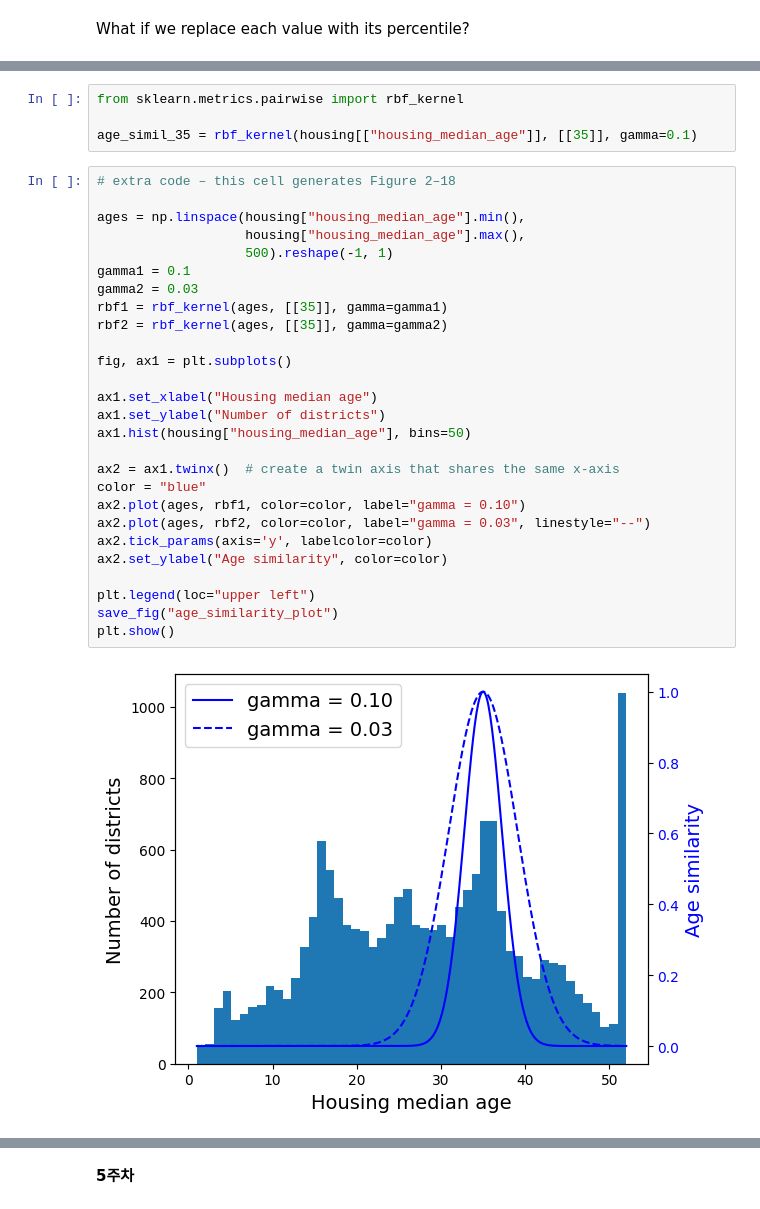
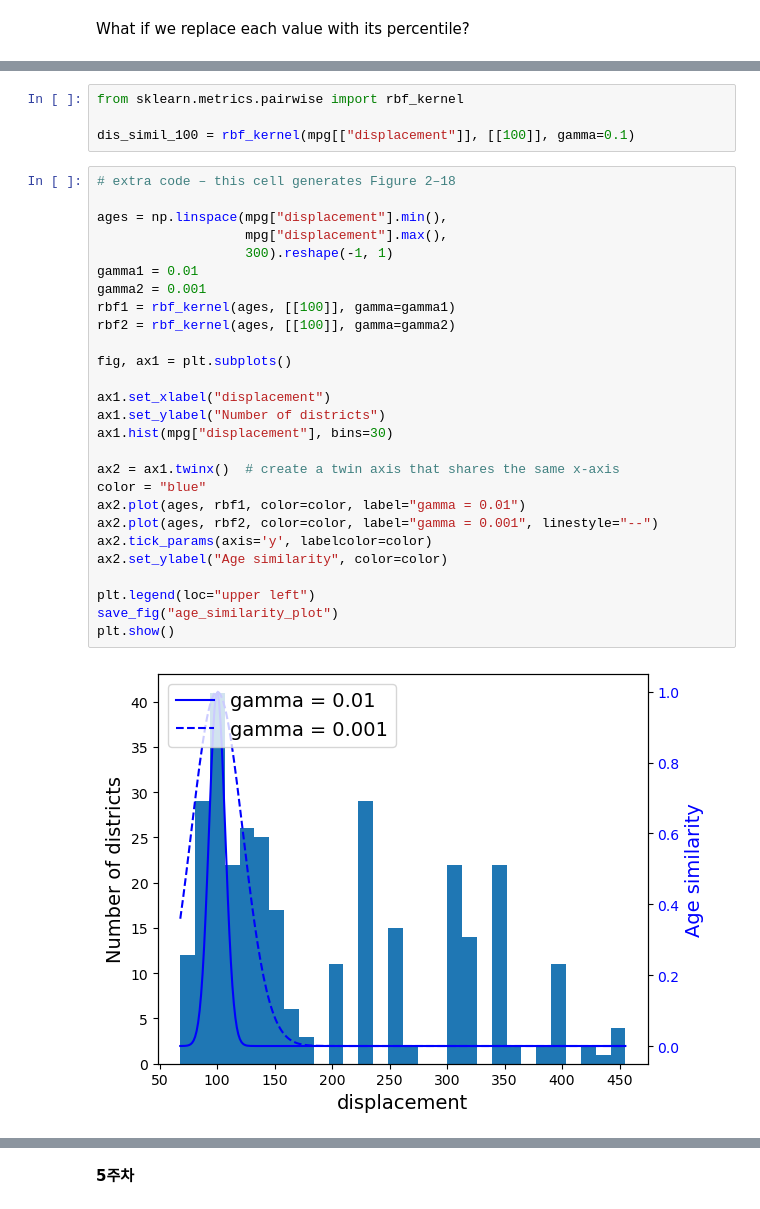
Before and after one commit to sakura09040904/Portfolio, a Jupyter notebook: 2. 1학년2학기/python/1. 어프렌티스프로젝트/5주차_과제1.ipynb, the cells around one changed output, grey strips where cells are left out. Drawn from its saved outputs; the diff is of its cells as text.

```diff
--- a/2. 1학년2학기/python/1. 어프렌티스프로젝트/5주차_과제1.ipynb
+++ b/2. 1학년2학기/python/1. 어프렌티스프로젝트/5주차_과제1.ipynb
@@ -648,36 +644,36 @@ plt.show()
 # %%
 from sklearn.metrics.pairwise import rbf_kernel
 
-age_simil_35 = rbf_kernel(housing[["housing_median_age"]], [[35]], gamma=0.1)
+dis_simil_100 = rbf_kernel(mpg[["displacement"]], [[100]], gamma=0.1)
 # %%
 # extra code – this cell generates Figure 2–18
 
-ages = np.linspace(housing["housing_median_age"].min(),
-                   housing["housing_median_age"].max(),
-                   500).reshape(-1, 1)
-gamma1 = 0.1
-gamma2 = 0.03
-rbf1 = rbf_kernel(ages, [[35]], gamma=gamma1)
-rbf2 = rbf_kernel(ages, [[35]], gamma=gamma2)
+ages = np.linspace(mpg["displacement"].min(),
+                   mpg["displacement"].max(),
+                   300).reshape(-1, 1)
+gamma1 = 0.01
+gamma2 = 0.001
+rbf1 = rbf_kernel(ages, [[100]], gamma=gamma1)
+rbf2 = rbf_kernel(ages, [[100]], gamma=gamma2)
 
 fig, ax1 = plt.subplots()
 
-ax1.set_xlabel("Housing median age")
+ax1.set_xlabel("displacement")
 ax1.set_ylabel("Number of districts")
-ax1.hist(housing["housing_median_age"], bins=50)
+ax1.hist(mpg["displacement"], bins=30)
 
 ax2 = ax1.twinx()  # create a twin axis that shares the same x-axis
 color = "blue"
-ax2.plot(ages, rbf1, color=color, label="gamma = 0.10")
-ax2.plot(ages, rbf2, color=color, label="gamma = 0.03", linestyle="--")
+ax2.plot(ages, rbf1, color=color, label="gamma = 0.01")
+ax2.plot(ages, rbf2, color=color, label="gamma = 0.001", linestyle="--")
 ax2.tick_params(axis='y', labelcolor=color)
 ax2.set_ylabel("Age similarity", color=color)
 
 plt.legend(loc="upper left")
 save_fig("age_similarity_plot")
 plt.show()
 # %% [output]
-[figure, old version]
+[figure, new version]
 # %%
 from sklearn.linear_model import LinearRegression
 
```
Also changed, not shown: parts of 27 cells of this notebook, 9 other files.
